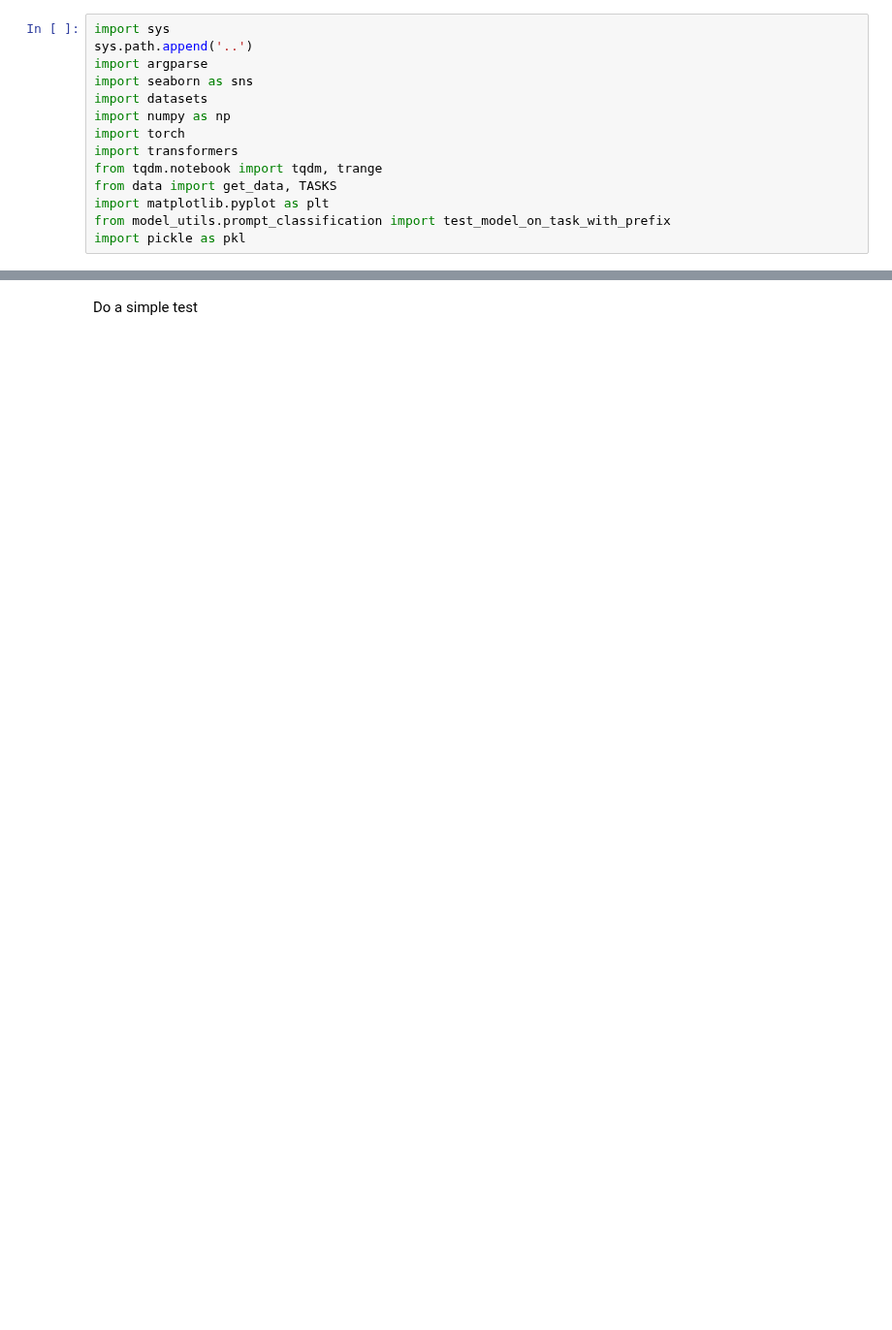
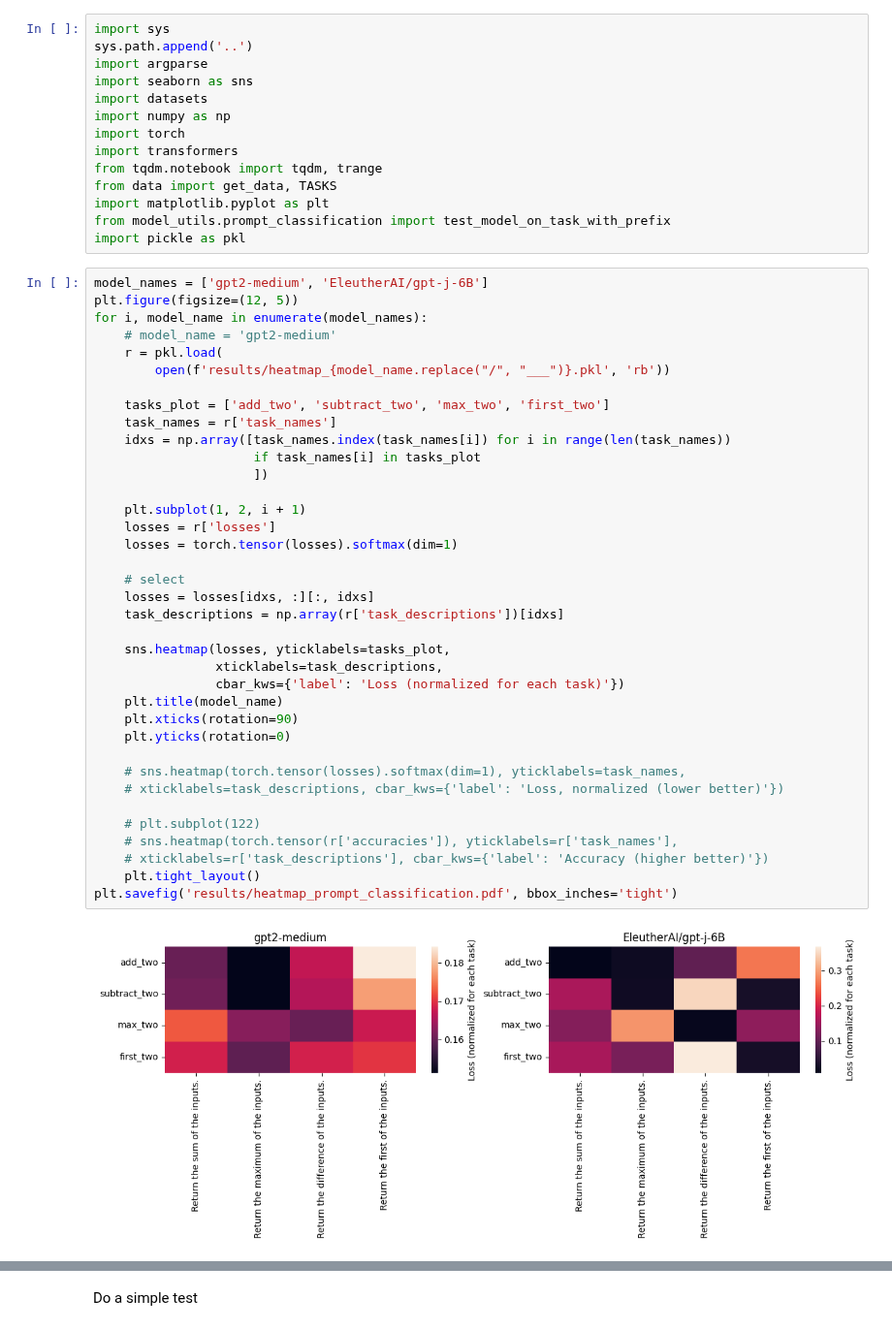
Before and after one commit to csinva/iprompt, a Jupyter notebook: 06_analyze_prompt_classification.ipynb, the cells around one changed output, grey strips where cells are left out. Shown at 97% size. Cells and saved outputs as stored; diff of their text form; blank space fills up the shorter version.

Commit message:
cleaner classification plot

```diff
--- a/06_analyze_prompt_classification.ipynb
+++ b/06_analyze_prompt_classification.ipynb
@@ -12,3 +12,42 @@ from data import get_data, TASKS
 import matplotlib.pyplot as plt
 from model_utils.prompt_classification import test_model_on_task_with_prefix
 import pickle as pkl
+# %%
+model_names = ['gpt2-medium', 'EleutherAI/gpt-j-6B']
+plt.figure(figsize=(12, 5))
+for i, model_name in enumerate(model_names):
+    # model_name = 'gpt2-medium'
+    r = pkl.load(
+        open(f'results/heatmap_{model_name.replace("/", "___")}.pkl', 'rb'))
+
+    tasks_plot = ['add_two', 'subtract_two', 'max_two', 'first_two']
+    task_names = r['task_names']
+    idxs = np.array([task_names.index(task_names[i]) for i in range(len(task_names))
+                     if task_names[i] in tasks_plot
+                     ])
+
+    plt.subplot(1, 2, i + 1)
+    losses = r['losses']
+    losses = torch.tensor(losses).softmax(dim=1)
+
+    # select
+    losses = losses[idxs, :][:, idxs]
+    task_descriptions = np.array(r['task_descriptions'])[idxs]
+
+    sns.heatmap(losses, yticklabels=tasks_plot,
+                xticklabels=task_descriptions,
+                cbar_kws={'label': 'Loss (normalized for each task)'})
+    plt.title(model_name)
+    plt.xticks(rotation=90)
+    plt.yticks(rotation=0)
+
+    # sns.heatmap(torch.tensor(losses).softmax(dim=1), yticklabels=task_names,
+    # xticklabels=task_descriptions, cbar_kws={'label': 'Loss, normalized (lower better)'})
+
+    # plt.subplot(122)
+    # sns.heatmap(torch.tensor(r['accuracies']), yticklabels=r['task_names'],
+    # xticklabels=r['task_descriptions'], cbar_kws={'label': 'Accuracy (higher better)'})
+    plt.tight_layout()
+plt.savefig('results/heatmap_prompt_classification.pdf', bbox_inches='tight')
+# %% [output]
+[figure, added]
```
Also changed, not shown: parts of 13 cells of this notebook, 1 other file.
